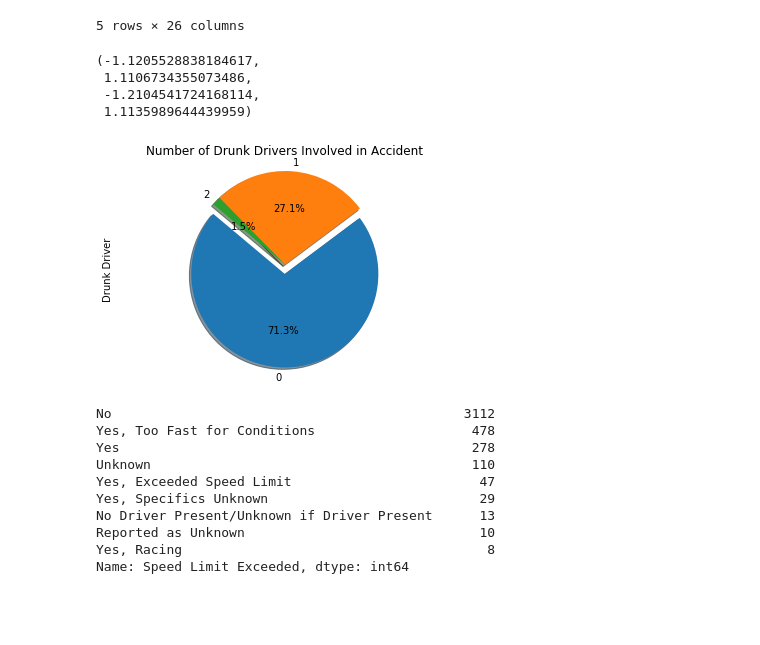
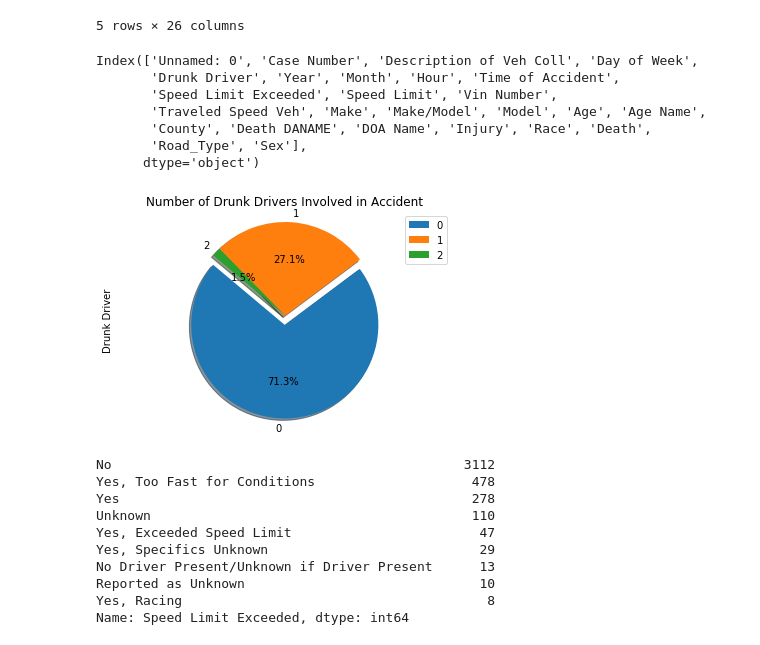
Before and after one commit to mwhitmore1/ucsd_bootcamp-traffic_accident_analysis, a Jupyter notebook: notebooks/Visualization_Tests.ipynb, the cells around one changed output. Cells and saved outputs as stored; diff of their text form; code cells hidden in the pictures; blank space fills up the shorter version.

```diff
--- a/notebooks/Visualization_Tests.ipynb
+++ b/notebooks/Visualization_Tests.ipynb
@@ -4,8 +4,8 @@ from matplotlib import pyplot as plt
 import numpy as np
 from scipy import stats
 # %%
-events_df = pd.read_csv("../Data/events.csv")
-people_df = pd.read_csv("../Data/people.csv")
+events_df = pd.read_csv("../Data/interim/events.csv")
+people_df = pd.read_csv("../Data/interim/people.csv")
 # %%
 events_df.head()
 # %% [output]
@@ -25,17 +25,25 @@ people_df.head()
 | 3 | 0 | 60007 | None | Tuesday | 1 | 2013 | January | 0 | ... |
 | 4 | 0 | 60007 | None | Thursday | 0 | 2018 | January | 17 | ... |
 5 rows × 26 columns
+# %%
+people_df.columns
+# %% [output]
+Index(['Unnamed: 0', 'Case Number', 'Description of Veh Coll', 'Day of Week',
+       'Drunk Driver', 'Year', 'Month', 'Hour', 'Time of Accident',
+       'Speed Limit Exceeded', 'Speed Limit', 'Vin Number',
+       'Traveled Speed Veh', 'Make', 'Make/Model', 'Model', 'Age', 'Age Name',
+       'County', 'Death DANAME', 'DOA Name', 'Injury', 'Race', 'Death',
+       'Road_Type', 'Sex'],
+      dtype='object')
 # %%
 drunk_driver = people_df["Drunk Driver"].value_counts()
 drunk_driver.plot(kind="pie", startangle=140, shadow=True, autopct="%1.1f%%", explode=(0.1,0,0))
 plt.title("Number of Drunk Drivers Involved in Accident")
 plt.axis('equal')
+plt.legend(loc="best")
+plt.savefig("../Images/DrunkDrivers.png")
 # %% [output]
-(-1.1205528838184617,
- 1.1106734355073486,
- -1.2104541724168114,
- 1.1135989644439959)
-[figure, old version]
+[figure, new version]
 # %%
 people_df["Speed Limit Exceeded"].value_counts()
 # %% [output]
```
Also changed, not shown: parts of 12 cells of this notebook, 5 other files.
